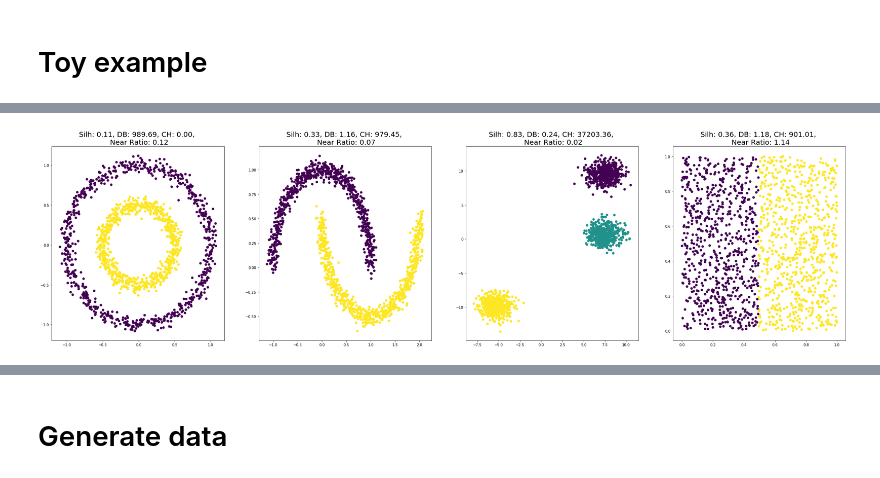
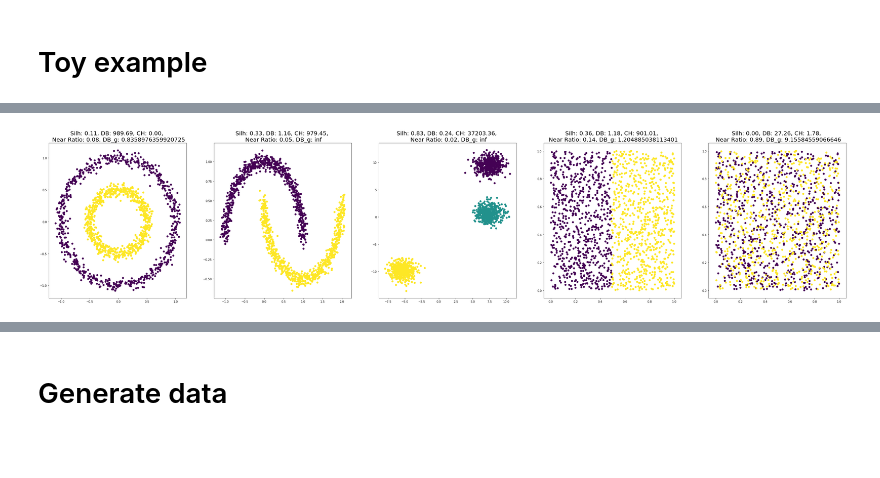
Before and after one commit to blufzzz/Skoltech-Microbiome-Project, a Jupyter notebook: Statistical significance.ipynb, the cells around one changed output, grey strips where cells are left out. Cells and saved outputs as stored; diff of their text form; code cells hidden in the pictures; blank space fills up the shorter version.

```diff
--- a/Statistical significance.ipynb
+++ b/Statistical significance.ipynb
@@ -76,0 +87,31 @@ def nearest_ratio_score(X,y, n_neighbors=5):
+# %%
+# Davies Bouldin Index
+def DB_index_G(X, labels, G, n_cl=None):
+
+    if -1 in labels:
+        X = X[labels != -1]
+        labels = labels[labels != -1]
+
+    n_clusters = len(np.unique(labels))
+    N = X.shape[0]
+
+    # cluster_medoids
+    clusters_centers = np.zeros((n_clusters,), dtype=int)
+    mean_k_dist = np.zeros((n_clusters,))
+    for i,k in enumerate(np.unique(labels)):
+        mask = labels==k
+        arguments = np.arange(N)[mask]
+        k_medoid = arguments[G[mask,:][:,mask].sum(1).argmin()]
+
+        clusters_centers[i] = int(k_medoid)
+        mean_k_dist[i] = G[mask][:,k_medoid].mean()
+
+    db = 0
+    for i in range(n_clusters):
+        db_max = []
+        for j in range(n_clusters):
+            if j!=i:
+                db_max.append((mean_k_dist[i] + mean_k_dist[j]) / G[clusters_centers[i],clusters_centers[j]])
+        db += max(db_max)
+
+    return db / n_clusters
@@ -87,23 +178,26 @@ data_dict = {'circles': make_circles(n_samples=n_samples, factor=.5,noise=.05),
 
 no_structure = np.random.rand(n_samples, 2)
 y_no_structure = (no_structure[:,0] > no_structure.mean()).astype(int)
+y_random = np.random.randint(0,2, size=n_samples)
 data_dict['uniform'] = [no_structure, y_no_structure]
+data_dict['random'] = [no_structure, y_random]
 # %%
 fig, axes = plt.subplots(ncols=len(data_dict), figsize=(len(data_dict)*10, 10))
 for i,(k,v) in enumerate(data_dict.items()):
     x,y = v
     db = davies_bouldin_score(x,y)
+    dbg = DB_index_G(x,y)
     sh = silhouette_score(x,y)
     ch = calinski_harabasz_score(x,y)
     nr = nearest_ratio_score(x,y)
 
     sh = "{:.2f}".format(sh)
     db = "{:.2f}".format(db)
     ch = "{:.2f}".format(ch)
     nr = "{:.2f}".format(nr)
 
     axes[i].scatter(x[:,0], x[:,1], c=y)
-    axes[i].set_title(f'Silh: {sh}, DB: {db}, CH: {ch}, \n Near Ratio: {nr}', fontsize=20)
+    axes[i].set_title(f'Silh: {sh}, DB: {db}, CH: {ch}, \n Near Ratio: {nr}, DB_g: {dbg}', fontsize=20)
 plt.show()
 # %% [output]
-[figure, old version]
+[figure, new version]
```
Also changed, not shown: parts of 19 cells of this notebook, 11 other files.
